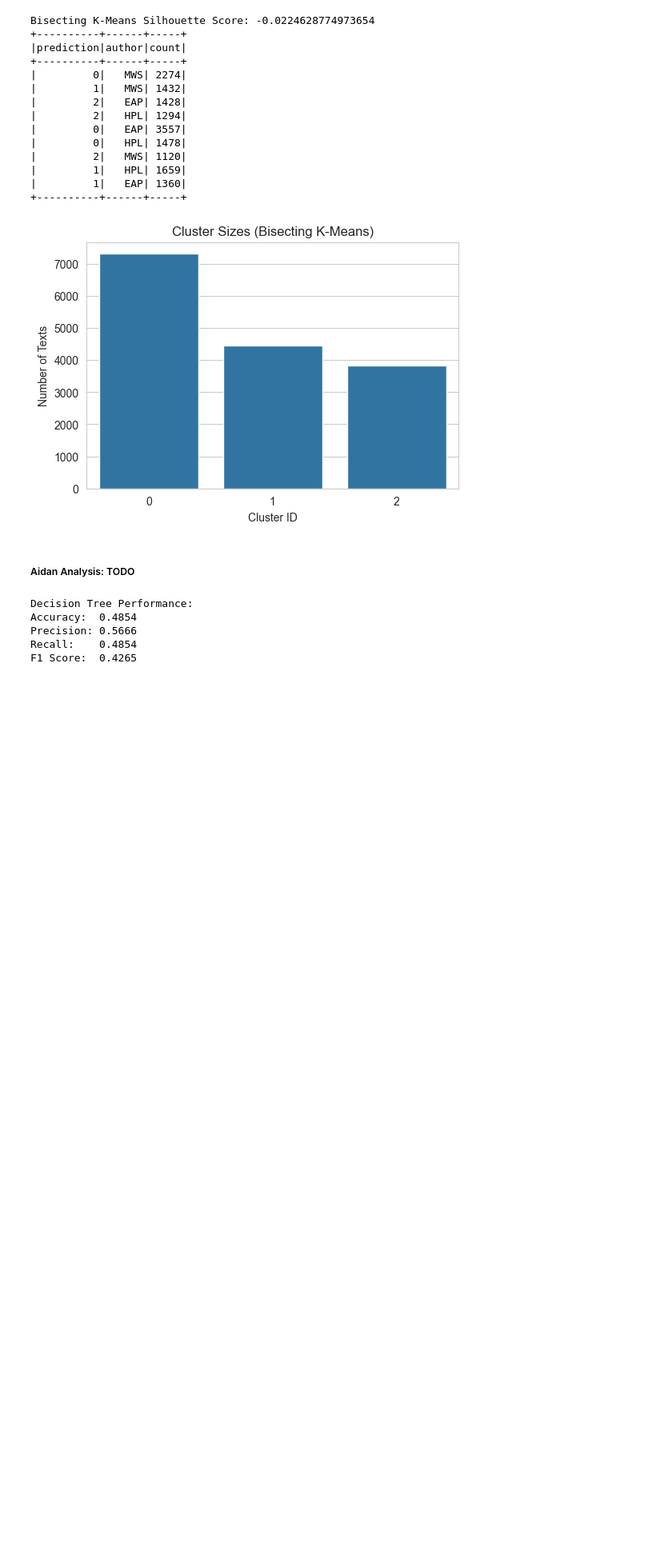
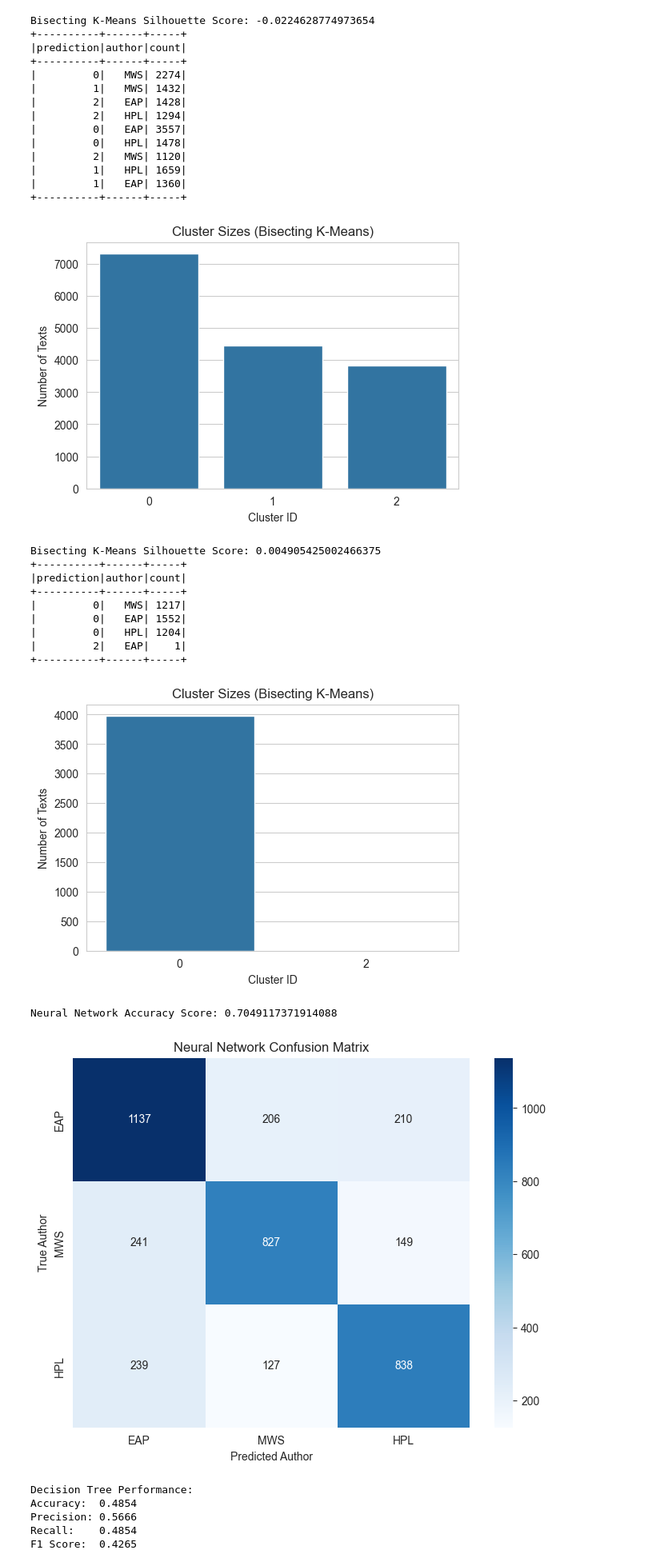
Before and after one commit to alonergan/COSC526_Module5_GroupProject, a Jupyter notebook: code_6_of_10_data_mine_group13.ipynb, the cells around one changed output. Shown at 80% size. Drawn from its saved outputs; the diff is of its cells as text; code cells hidden in the pictures; blank space fills up the shorter version.

Commit message:
done, k-means is bad, nn at 70%

```diff
--- a/code_6_of_10_data_mine_group13.ipynb
+++ b/code_6_of_10_data_mine_group13.ipynb
@@ -447,22 +437,16 @@ k_means_result.groupBy(['prediction','author']).count().show()
 # Daniel: Neural network
 from pyspark.ml.classification import MultilayerPerceptronClassifier
 
-layers = [hashingTF.getNumFeatures(), 300, 300, 300, 4, 3]
+layers = [hashingTF.getNumFeatures(), 50, 12, 6, 6, 3]
 
 # create the trainer and set its parameters
-nn_trainer = MultilayerPerceptronClassifier(maxIter=150, layers=layers, blockSize=128, seed=1234,featuresCol='tfidf_normalized',labelCol='label')
+nn_trainer = MultilayerPerceptronClassifier(maxIter=150, layers=layers,stepSize= 0.008, blockSize=200, seed=1234,featuresCol='tfidf_norm',labelCol='label')
 
 nn_pipeline = Pipeline(stages=[
-    tokenizer
-    ,hashingTF    # numFeatures must stay constant
-    ,idf
-    ,k_means_normalizer
-    ,indexer
+    indexer
     ,nn_trainer
 ])
 
 # Fit and transform using same pipeline
-nn_model = nn_pipeline.fit(df_train)
-nn_results = nn_model.transform(df_train)
-
-nn_results.cache()
+nn_model = nn_pipeline.fit(train_data)
+nn_results = nn_model.transform(train_data)
@@ -642,10 +612,65 @@ Bisecting K-Means Silhouette Score: -0.0224628774973654
 |         1|   EAP| 1360|
 +----------+------+-----+
 [figure]
-# %% [markdown]
-##### Aidan Analysis: TODO
 # %%
 # Daniel
+# -----------------   K-means      ---------------------------
+from pyspark.ml.evaluation import ClusteringEvaluator
+from pyspark.sql.functions import count
+
+km_test_predictions = k_means_model.transform(test_data)
+
+# Calculate silhouette score
+evaluator = ClusteringEvaluator(featuresCol='tfidf_norm', predictionCol='prediction')
+silhouette = evaluator.evaluate(km_test_predictions)
+print(f"Bisecting K-Means Silhouette Score: {silhouette}")
+
+# Map clusters to authors
+cluster_author_counts = km_test_predictions.groupBy("prediction", "author").agg(count("*").alias("count"))
+cluster_author_counts.show()
+
+# Plot cluster sizes
+cluster_counts_pd = km_test_predictions.groupBy("prediction").count().toPandas()
+plt.figure(figsize=(6, 4))
+sns.barplot(data=cluster_counts_pd, x="prediction", y="count")
+plt.title("Cluster Sizes (Bisecting K-Means)")
+plt.xlabel("Cluster ID")
+plt.ylabel("Number of Texts")
+plt.show()
+
+
+# ----------------- Neural Network ---------------------------
+
+nn_test_predictions = nn_model.transform(test_data)
+
+nn_evaluator = MulticlassClassificationEvaluator(labelCol='label', predictionCol='prediction', metricName='f1')
+acc_score = nn_evaluator.evaluate(nn_test_predictions)
+print(f"Neural Network Accuracy Score: {acc_score}")
+
+# Get confusion matrix
+nn_test_predictions = nn_test_predictions.select('label', 'prediction').toPandas()
+nn_conf_mat = confusion_matrix(nn_test_predictions['label'], nn_test_predictions['prediction'])
+
+# Plot confusion matrix
+plt.figure(figsize=(8, 6))
+sns.heatmap(nn_conf_mat, annot=True, fmt='d', cmap='Blues', xticklabels=label_mapping, yticklabels=label_mapping)
+plt.title("Neural Network Confusion Matrix")
+plt.xlabel("Predicted Author")
+plt.ylabel("True Author")
+plt.show()
+# %% [output]
+Bisecting K-Means Silhouette Score: 0.004905425002466375
++----------+------+-----+
+|prediction|author|count|
++----------+------+-----+
+|         0|   MWS| 1217|
+|         0|   EAP| 1552|
+|         0|   HPL| 1204|
+|         2|   EAP|    1|
++----------+------+-----+
+[figure, added]
+Neural Network Accuracy Score: 0.7049117371914088
+[figure, added]
 # %%
 # Claudine
 from pyspark.ml.evaluation import MulticlassClassificationEvaluator
```
Also changed, not shown: parts of 10 cells of this notebook.
